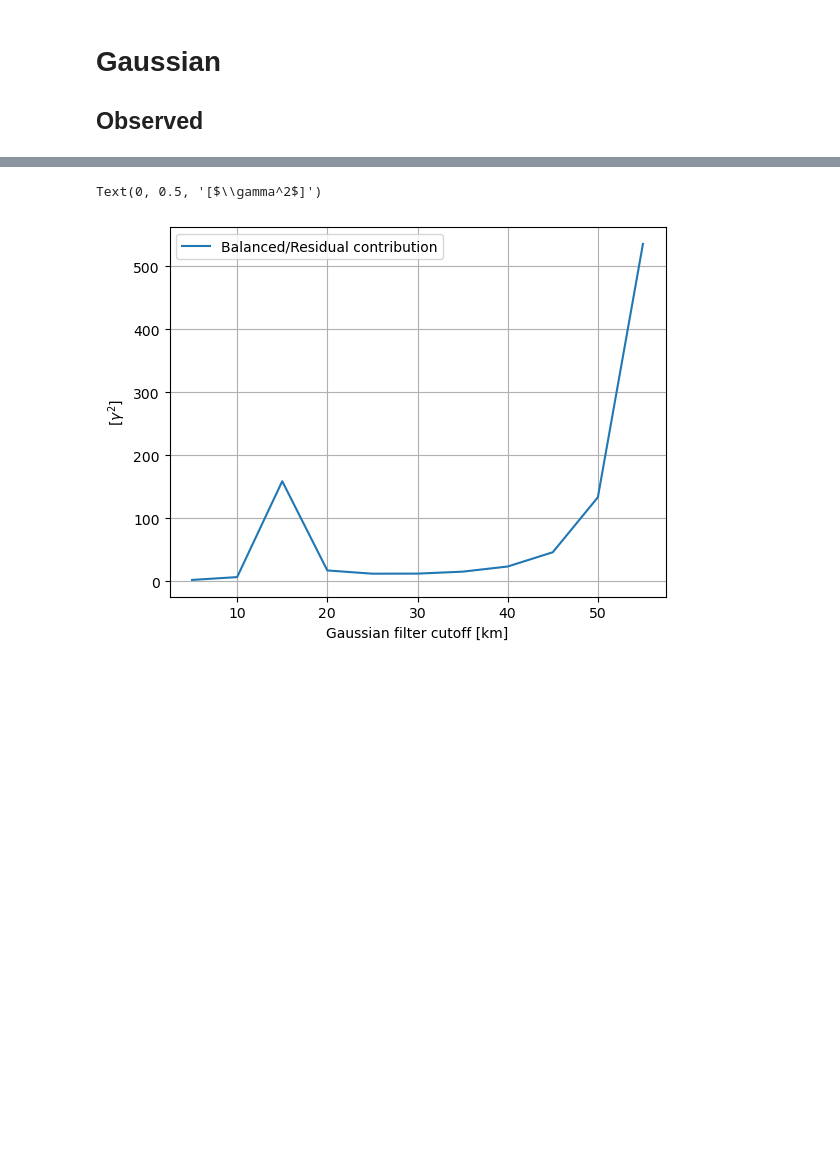
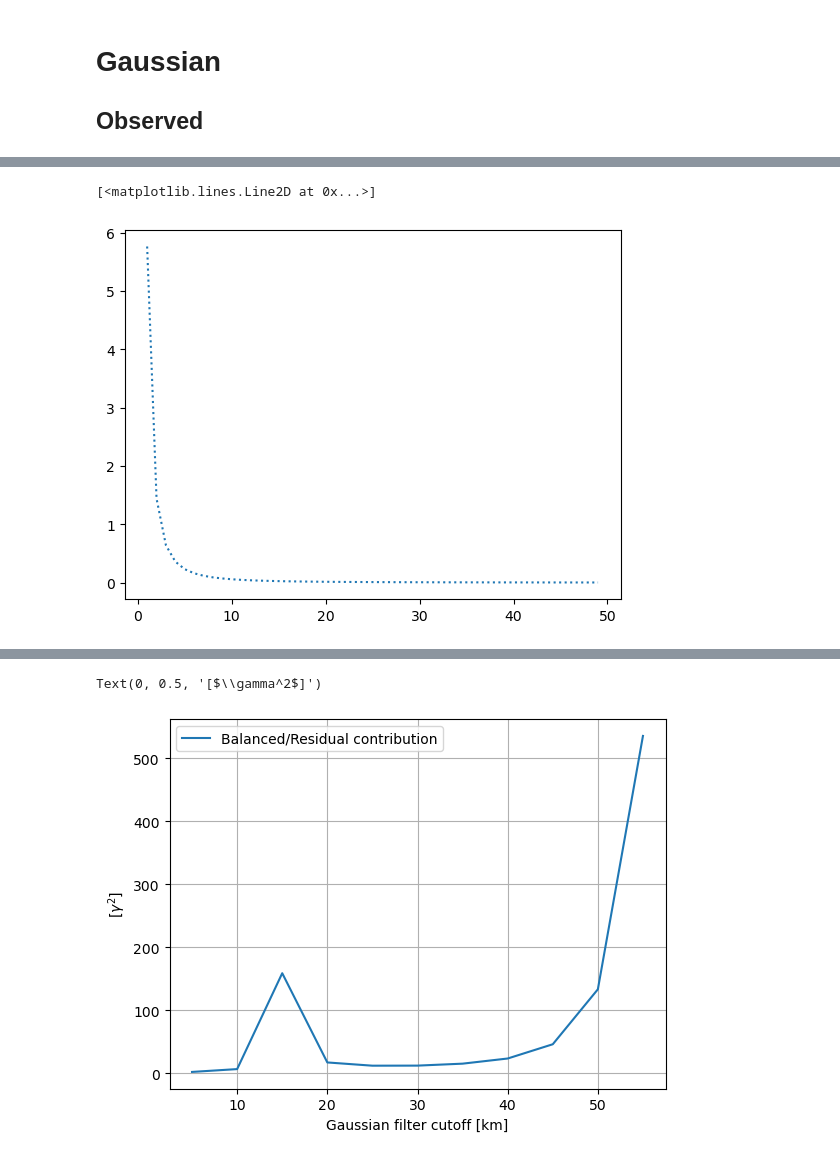
Before and after one commit to margot-demol/med_analysis, a Jupyter notebook: 10_swot_capabilities_diags/26_spatial_scales.ipynb, the cells around one changed output, grey strips where cells are left out. Saved outputs shown, nothing was run; the diff lists cells and outputs as text; code cells hidden in the pictures; blank space fills up the shorter version.

```diff
--- a/10_swot_capabilities_diags/26_spatial_scales.ipynb
+++ b/10_swot_capabilities_diags/26_spatial_scales.ipynb
@@ -271,0 +288,25 @@ ct = dsg.cutoff.values
+# %%
+# Theoritical estimation from chelton 2024 (eq 3b chelton 2022)
+def theoritical_chelton(cutoff, sigmassh, cor=3.1e-3):
+    # eq 3d chelton 2022 + estimation correlation Chelton2024
+    g=9.81
+    return 2*g**2*(1-cor)*sigmassh**2/(cutoff**2)
+
+def fit_chelton(cutoff, sigmassh, cor=3.1e-3):
+    # eq 3-5 Chelton 2024
+    g=9.81
+    f37 = 2 * 2 * np.pi / 86164.1 * np.sin(37* np.pi / 180)
+    alphauv = 13.86
+    return sigmassh**2/0.4*alphauv/(cutoff**2)#*(f37**2)
+
+
+from scipy.optimize import curve_fit
+# Exp fit for balanced contributions
+def exp_fit(cutoff, a, b):
+    return a*np.exp(-cutoff/b)
+cutoff = xr.DataArray(data = np.arange(0, 55, 1),
+                      dims=["cutoff"],
+                      name='cutoff'
+                     )
+b_exp_popt, b_pcov = curve_fit(exp_fit, dsgf.cutoff, dsgf.B_ggd)
+b_exp_fit = xr.DataArray(exp_fit(cutoff, *b_exp_popt), coords={'cutoff':cutoff})
@@ -327,0 +394,5 @@ Text(0, 0.5, '[$\\gamma^2$]')
+# %%
+plt.plot(np.arange(1,50), fit_chelton(np.arange(1,50)*1e3, 0.4e-2)/U2, ls=':', label ='Chelton 2024 $\sigma_{SSH}$=0.4cm')
+# %% [output]
+[<matplotlib.lines.Line2D at 0x...>]
+[figure, added]
```
Also changed, not shown: parts of 22 cells of this notebook, 37 other files.
